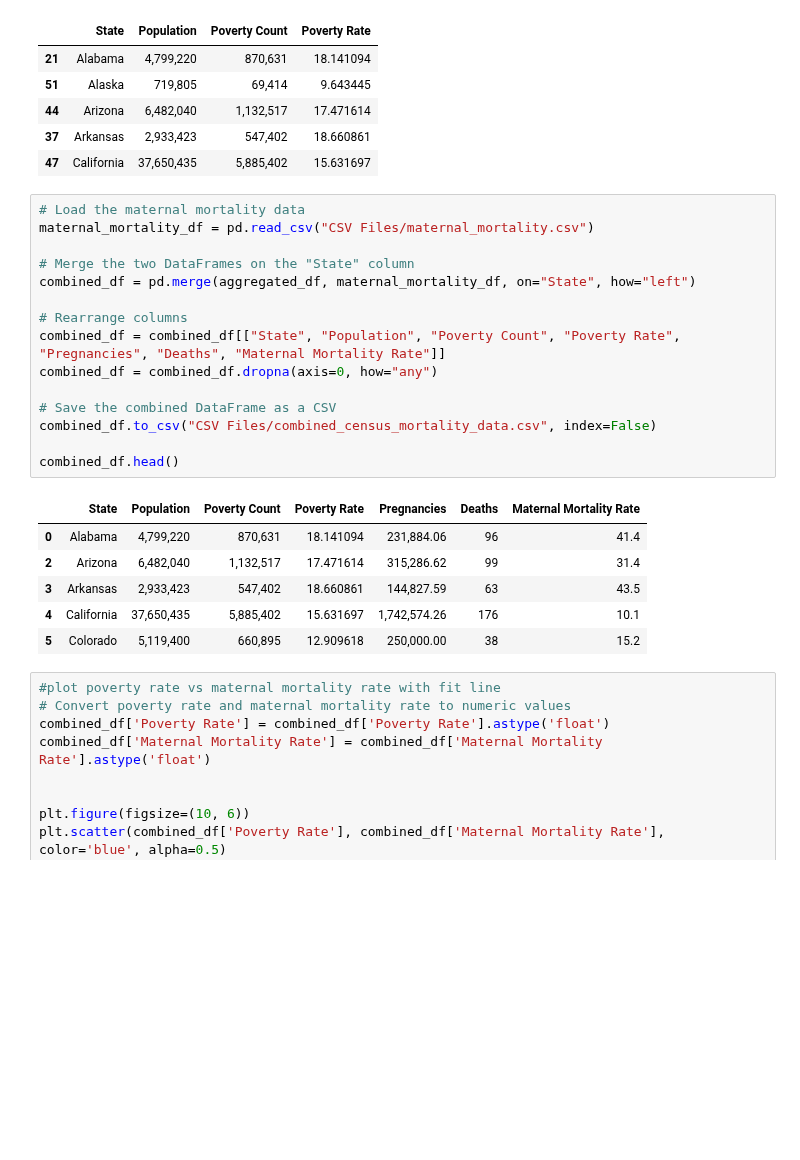
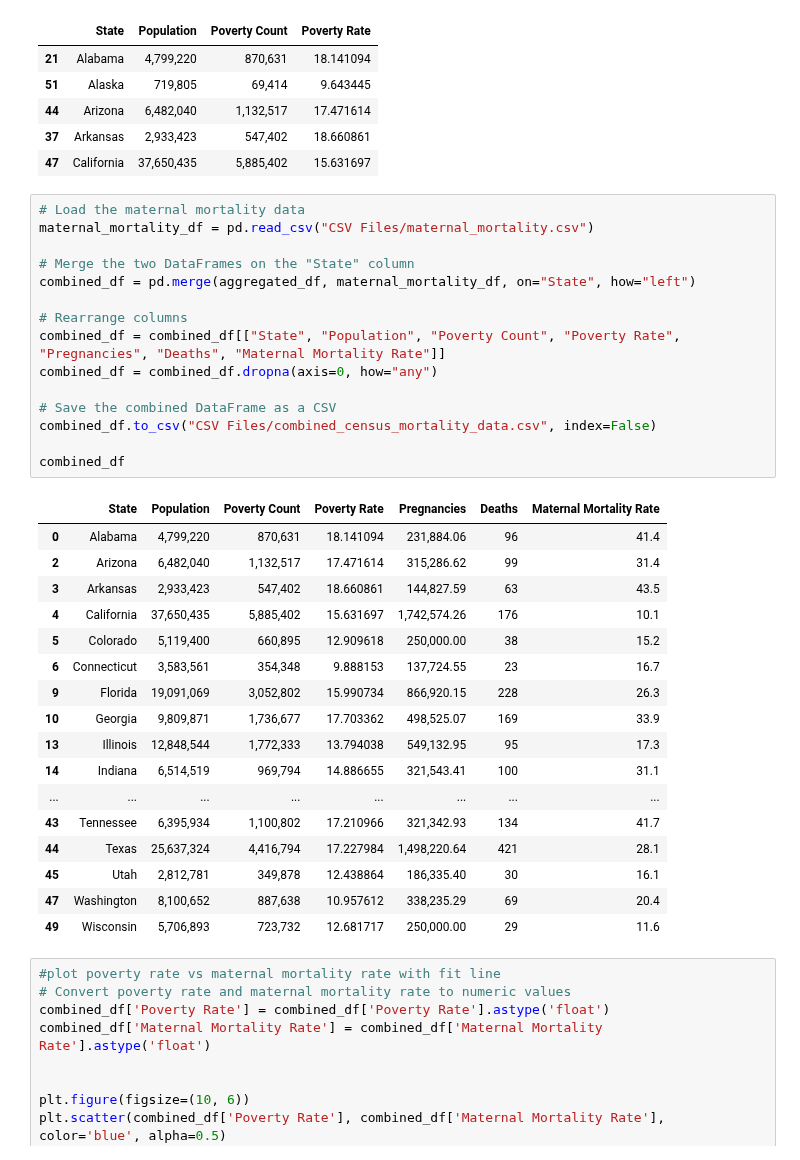
Before and after one commit to parrisburton715/project-one, a Jupyter notebook: project1_team4.ipynb, the cells around one changed output. Saved outputs shown, nothing was run; the diff lists cells and outputs as text; blank space fills up the shorter version.

```diff
--- a/project1_tim.ipynb
+++ b/project1_team4.ipynb
@@ -175,25 +175,36 @@ aggregated_df.head()
 # %%
 # Load the maternal mortality data
 maternal_mortality_df = pd.read_csv("CSV Files/maternal_mortality.csv")
 
 # Merge the two DataFrames on the "State" column
 combined_df = pd.merge(aggregated_df, maternal_mortality_df, on="State", how="left")
 
 # Rearrange columns
 combined_df = combined_df[["State", "Population", "Poverty Count", "Poverty Rate", "Pregnancies", "Deaths", "Maternal Mortality Rate"]]
 combined_df = combined_df.dropna(axis=0, how="any")
 
 # Save the combined DataFrame as a CSV
 combined_df.to_csv("CSV Files/combined_census_mortality_data.csv", index=False)
 
-combined_df.head()
+combined_df
 # %% [output]
 |  | State | Population | Poverty Count | Poverty Rate | Pregnancies | Deaths | Maternal Mortality Rate |
 | 0 | Alabama | 4,799,220 | 870,631 | 18.141094 | 231,884.06 | 96 | 41.4 |
 | 2 | Arizona | 6,482,040 | 1,132,517 | 17.471614 | 315,286.62 | 99 | 31.4 |
 | 3 | Arkansas | 2,933,423 | 547,402 | 18.660861 | 144,827.59 | 63 | 43.5 |
 | 4 | California | 37,650,435 | 5,885,402 | 15.631697 | 1,742,574.26 | 176 | 10.1 |
 | 5 | Colorado | 5,119,400 | 660,895 | 12.909618 | 250,000.00 | 38 | 15.2 |
+| 6 | Connecticut | 3,583,561 | 354,348 | 9.888153 | 137,724.55 | 23 | 16.7 |
+| 9 | Florida | 19,091,069 | 3,052,802 | 15.990734 | 866,920.15 | 228 | 26.3 |
+| 10 | Georgia | 9,809,871 | 1,736,677 | 17.703362 | 498,525.07 | 169 | 33.9 |
+| 13 | Illinois | 12,848,544 | 1,772,333 | 13.794038 | 549,132.95 | 95 | 17.3 |
+| 14 | Indiana | 6,514,519 | 969,794 | 14.886655 | 321,543.41 | 100 | 31.1 |
+| ... | ... | ... | ... | ... | ... | ... | ... |
+| 43 | Tennessee | 6,395,934 | 1,100,802 | 17.210966 | 321,342.93 | 134 | 41.7 |
+| 44 | Texas | 25,637,324 | 4,416,794 | 17.227984 | 1,498,220.64 | 421 | 28.1 |
+| 45 | Utah | 2,812,781 | 349,878 | 12.438864 | 186,335.40 | 30 | 16.1 |
+| 47 | Washington | 8,100,652 | 887,638 | 10.957612 | 338,235.29 | 69 | 20.4 |
+| 49 | Wisconsin | 5,706,893 | 723,732 | 12.681717 | 250,000.00 | 29 | 11.6 |
 # %%
 #plot poverty rate vs maternal mortality rate with fit line
 # Convert poverty rate and maternal mortality rate to numeric values
```
Also changed, not shown: parts of 3 cells of this notebook.
